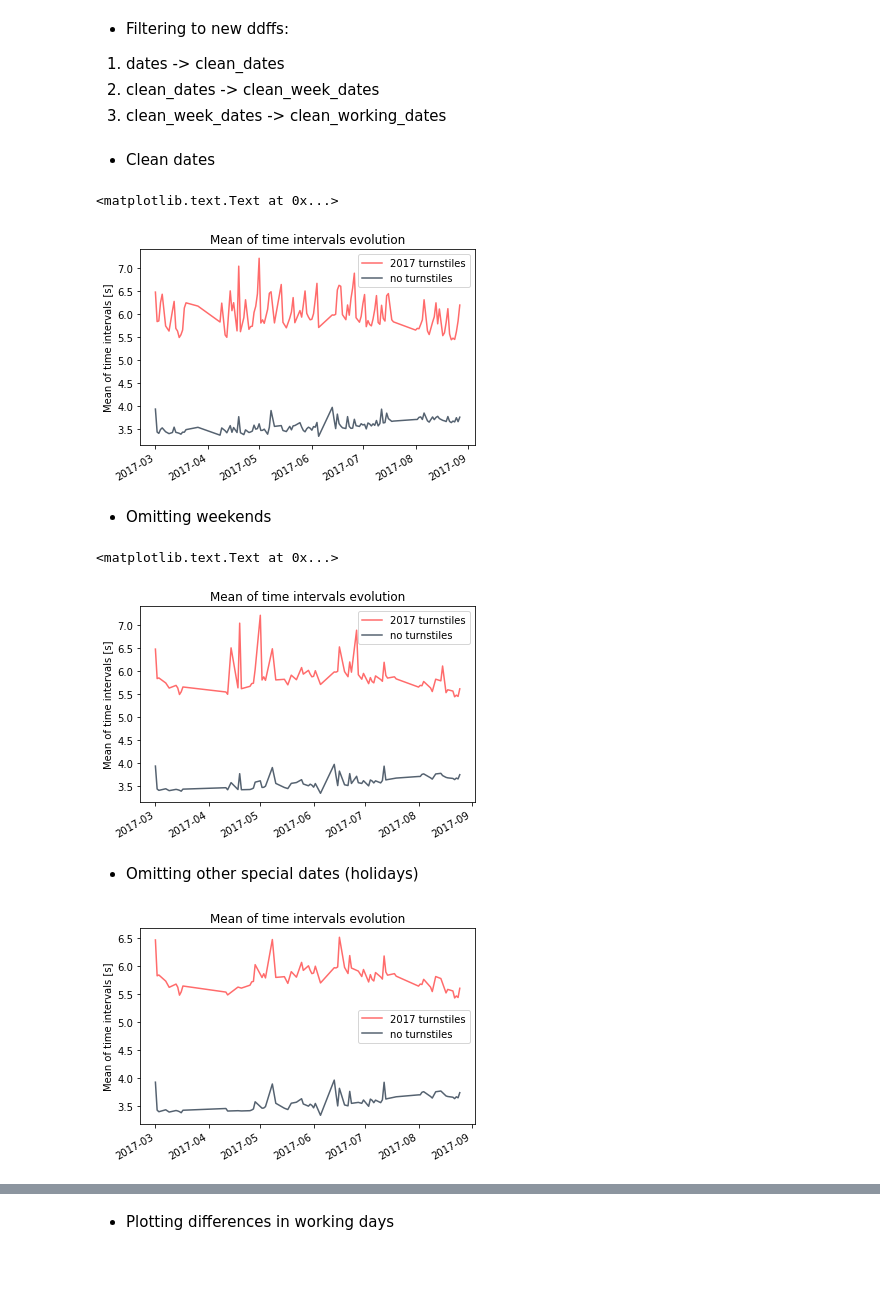
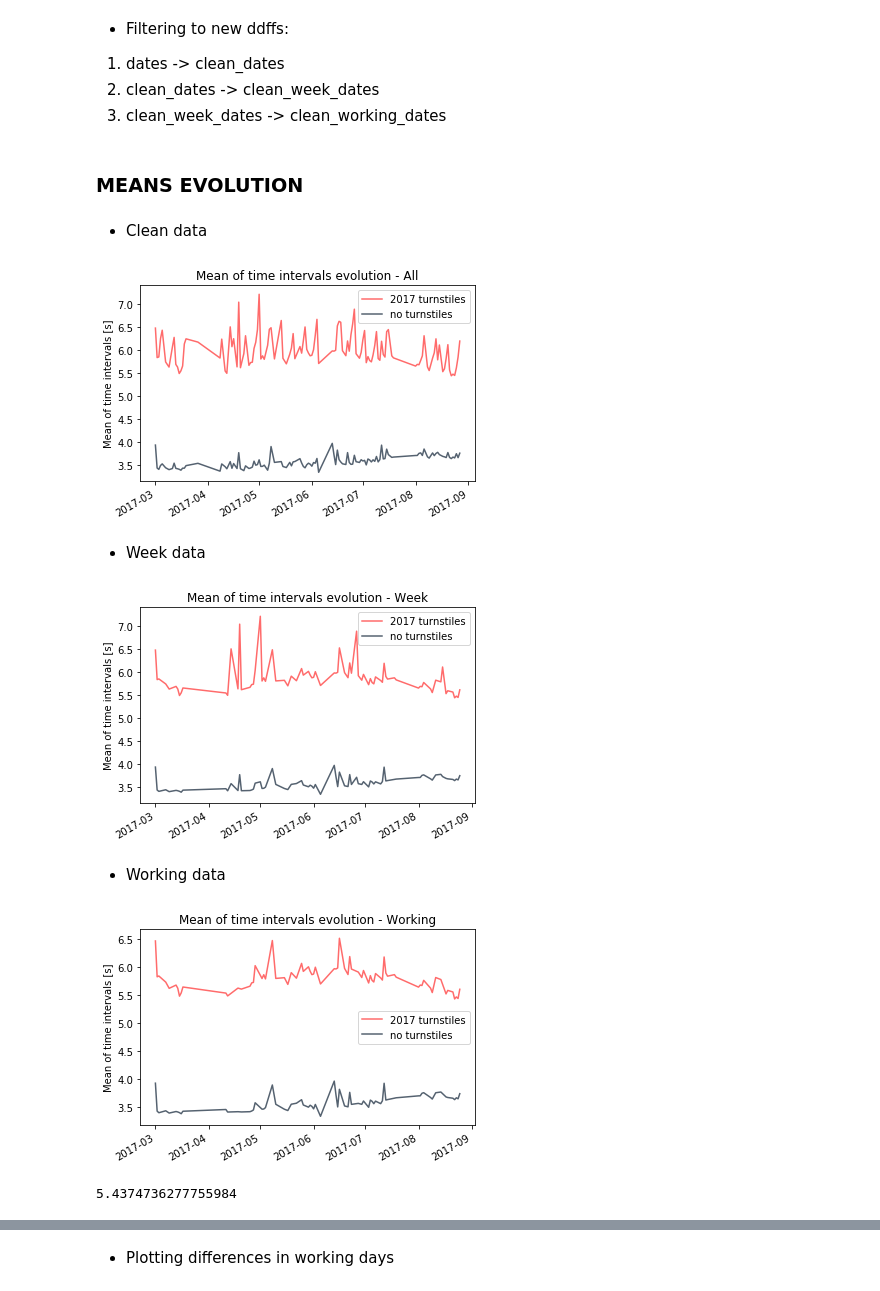
Before and after one commit to leocamus/TSAnalysis, a Jupyter notebook: PlottingTemporalDescriptives.ipynb, the cells around one changed output, grey strips where cells are left out. Saved outputs shown, nothing was run; the diff lists cells and outputs as text; code cells hidden in the pictures.

```diff
--- a/PlottingTemporalDescriptives.ipynb
+++ b/PlottingTemporalDescriptives.ipynb
@@ -55,8 +55,10 @@ clean_working_summary = pd.DataFrame(columns=summary_descriptives.columns)
 for index, row in clean_week_summary.iterrows():
     if row['date'] not in special_dates:
         clean_working_summary.loc[index] = row
+# %% [markdown]
+### MEANS EVOLUTION
 # %% [markdown]
-* Clean dates
+* Clean data
 # %%
 colors = [(85,98,112),(78,205,196),(199,244,100),(255,107,107),(196,77,88)]
 for i in range(len(colors)):
@@ -71,33 +73,31 @@ ax_1.plot(clean_summary['date'],clean_summary['no_turnstile_means'], color = col
 fig_1.autofmt_xdate()
 ax_1.legend()
 
-ax_1.set_title('Mean of time intervals evolution')
+ax_1.set_title('Mean of time intervals evolution - All')
 ax_1.set_ylabel('Mean of time intervals [s]')
 
-#plt.savefig('C:/Users/Tesista/Desktop/Evasion/03_report/02_Figs/7_meansEvolutionInTime.pdf')
+plt.savefig('C:/Users/Tesista/Desktop/Evasion/03_report/02_Figs/7_meansEvolutionInTime.pdf')
 # %% [output]
-<matplotlib.text.Text at 0x...>
-[figure, old version]
+[figure, new version]
-# %% [markdown]
-* Omitting weekends
+# %% [markdown]
+* Week data
 # %%
 fig_2, ax_2 = plt.subplots()
 
 ax_2.plot(clean_week_summary['date'],clean_week_summary['turnstile_means'], color = colors [3], label='2017 turnstiles')
 ax_2.plot(clean_week_summary['date'],clean_week_summary['no_turnstile_means'],color = colors [0], label='no turnstiles')
 
 fig_2.autofmt_xdate()
 ax_2.legend()
 
-ax_2.set_title('Mean of time intervals evolution')
+ax_2.set_title('Mean of time intervals evolution - Week')
 ax_2.set_ylabel('Mean of time intervals [s]')
 
-#plt.savefig('C:/Users/Tesista/Desktop/Evasion/03_report/02_Figs/7_WeekMeansEvolutionInTime.pdf')
+plt.savefig('C:/Users/Tesista/Desktop/Evasion/03_report/02_Figs/7_meansWeekEvolutionInTime.pdf')
 # %% [output]
-<matplotlib.text.Text at 0x...>
-[figure, old version]
+[figure, new version]
-# %% [markdown]
-* Omitting other special dates (holidays)
+# %% [markdown]
+* Working data
 # %%
 fig_3, ax_3 = plt.subplots()
 
@@ -107,9 +107,13 @@ ax_3.plot(clean_working_summary['date'],clean_working_summary['no_turnstile_mean
 fig_3.autofmt_xdate()
 ax_3.legend()
 
-ax_3.set_title('Mean of time intervals evolution')
+ax_3.set_title('Mean of time intervals evolution - Working')
 ax_3.set_ylabel('Mean of time intervals [s]')
 
-#plt.savefig('C:/Users/Tesista/Desktop/Evasion/03_report/02_Figs/7_WorkingMeansEvolutionInTime.pdf')
+plt.savefig('C:/Users/Tesista/Desktop/Evasion/03_report/02_Figs/7_meansWorkingEvolutionInTime.pdf')
 # %% [output]
-[figure, old version]
+[figure, new version]
+# %%
+clean_working_summary['turnstile_means'].min()
+# %% [output]
+5.4374736277755984
```
Also changed, not shown: parts of 21 cells of this notebook, 1 other file.
